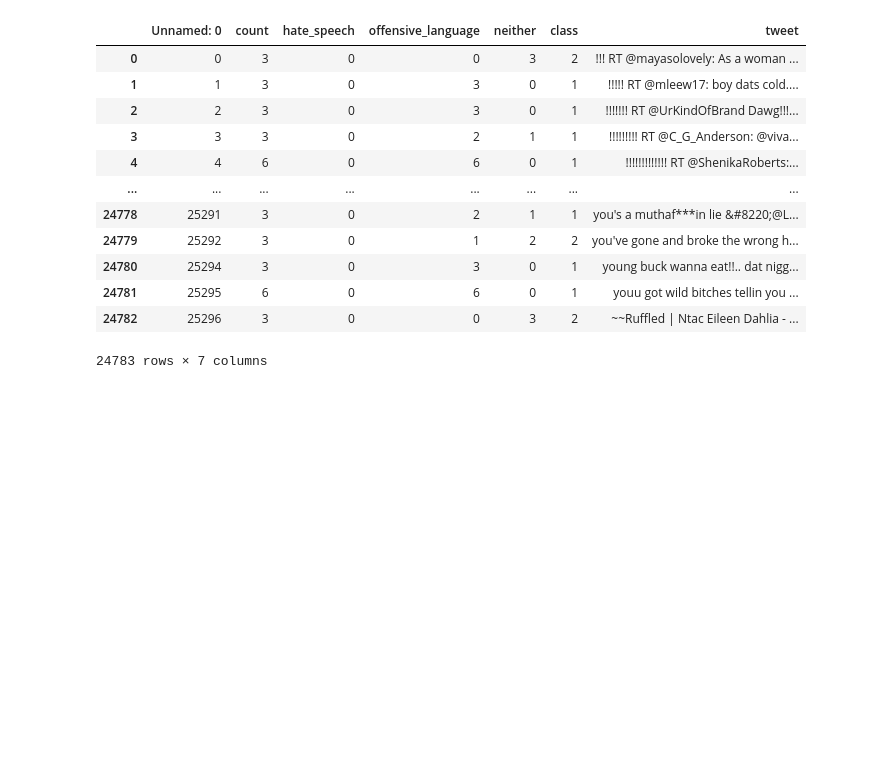
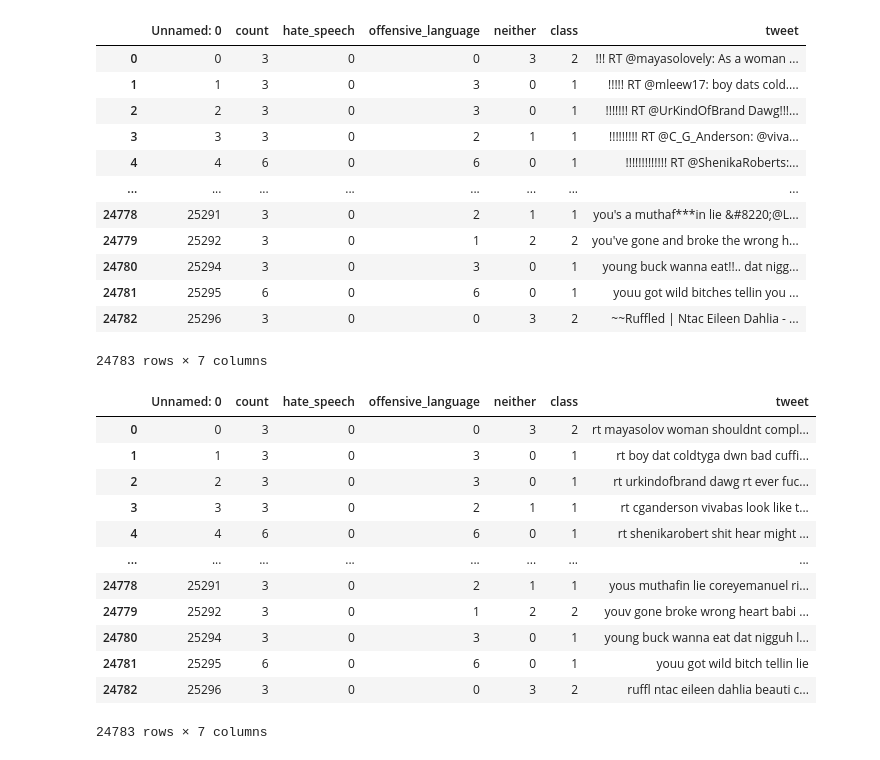
Before and after one commit to kithmiGunawardna/Hate_Speech_detection, a Jupyter notebook: Hate_Speech_Detection.ipynb, the cells around one changed output. Drawn from its saved outputs; the diff is of its cells as text; code cells hidden in the pictures; blank space fills up the shorter version.

Commit message:
remove stop words do stemming , remove punctuals, remove username and special charactors and do SVM model after do feature extraction using bag of words

```diff
--- a/Hate_Speech_Detection.ipynb
+++ b/Hate_Speech_Detection.ipynb
@@ -27,0 +78,48 @@ df
+# %%
+#create a function to clean the data set witch includeremove sepecial charaters , puctuations,removing stopwords
+
+# Initialize stemmer and stop words
+stemmer = SnowballStemmer("english")
+stopword = set(stopwords.words('english'))
+
+
+
+# Initialize stemmer and stop words
+def clean_text(text):
+    text = str(text).lower()
+    text = re.sub('\[.*?\]', '', text)
+    text = re.sub('https?://\S+|www\.\S+', '', text)
+    text = re.sub('<.*?>+', '', text)
+    text = re.sub('[%s]' % re.escape(string.punctuation), '', text)
+    text = re.sub('\n', '', text)
+    text = re.sub('\w*\d\w*', '', text)
+
+    # Split text into words after removing stopwords
+    words = [word for word in text.split(' ') if word not in stopword]
+
+    # Apply stemming to each word
+    stemmed_words = [stemmer.stem(word) for word in words]
+
+    # Join stemmed words back into text
+    cleaned_text = " ".join(stemmed_words)
+
+    return cleaned_text
+# %%
+# Apply clean_text function
+df.loc[:, 'tweet'] = df['tweet'].apply(clean_text)
+# %%
+df
+# %% [output]
+|  | Unnamed: 0 | count | hate_speech | offensive_language | neither | class | tweet |
+| 0 | 0 | 3 | 0 | 0 | 3 | 2 | rt mayasolov woman shouldnt compl... |
+| 1 | 1 | 3 | 0 | 3 | 0 | 1 | rt boy dat coldtyga dwn bad cuffi... |
+| 2 | 2 | 3 | 0 | 3 | 0 | 1 | rt urkindofbrand dawg rt ever fuc... |
+| 3 | 3 | 3 | 0 | 2 | 1 | 1 | rt cganderson vivabas look like t... |
+| 4 | 4 | 6 | 0 | 6 | 0 | 1 | rt shenikarobert shit hear might ... |
+| ... | ... | ... | ... | ... | ... | ... | ... |
+| 24778 | 25291 | 3 | 0 | 2 | 1 | 1 | yous muthafin lie coreyemanuel ri... |
+| 24779 | 25292 | 3 | 0 | 1 | 2 | 2 | youv gone broke wrong heart babi ... |
+| 24780 | 25294 | 3 | 0 | 3 | 0 | 1 | young buck wanna eat dat nigguh l... |
+| 24781 | 25295 | 6 | 0 | 6 | 0 | 1 | youu got wild bitch tellin lie |
+| 24782 | 25296 | 3 | 0 | 0 | 3 | 2 | ruffl ntac eileen dahlia beauti c... |
+24783 rows × 7 columns
```
Also changed, not shown: parts of 21 cells of this notebook.
